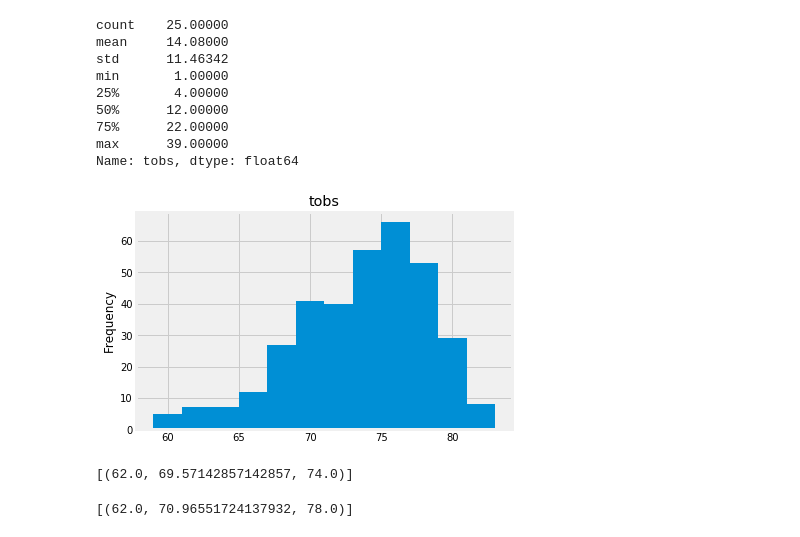
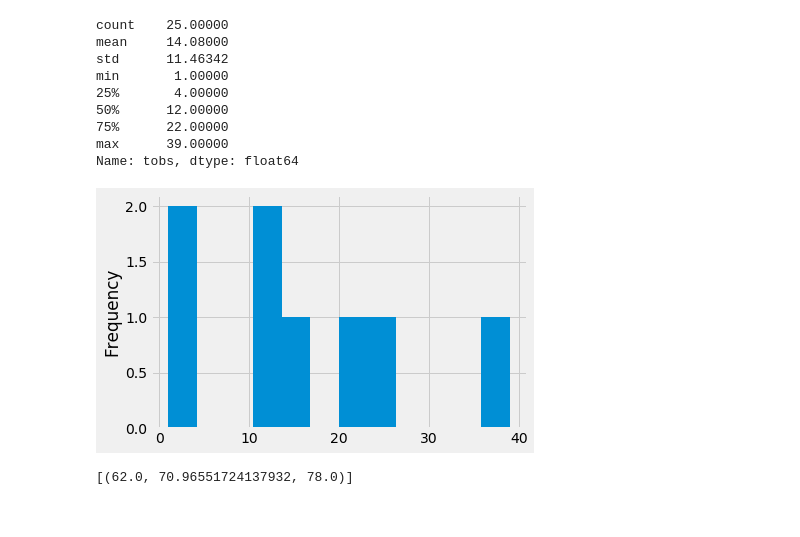
Before and after one commit to mjvillacresesn/Surfs-Up, a Jupyter notebook: climate_starter.ipynb, the cells around one changed output. Saved outputs shown, nothing was run; the diff lists cells and outputs as text; code cells hidden in the pictures.

```diff
--- a/climate_starter.ipynb
+++ b/climate_starter.ipynb
@@ -153,7 +170,7 @@ session.query(func.min(Measurement.tobs), func.max(Measurement.tobs), func.avg(M
 
 # 10.query the last 12 months of temperature observation data for this station
 #  filter on table, col='USC00519281', and chosen date, order by number of tol ASC
-pstation = session.query(Measurement.tobs).filter(Measurement.station == 'USC00519281').filter(Measurement.date <= '2017-08-23').\
+pstation = session.query(Measurement.tobs, Measurement.date).filter(Measurement.station == 'USC00519281').filter(Measurement.date <= '2017-08-23').\
         filter(Measurement.date >= '2016-08-23').order_by("tobs")
 # %%
 # 10b.save query as Df
@@ -161,10 +208,8 @@ popstationdf = pd.read_sql_query(pstation.statement, session.bind)
 # %%
-# 10c.groupby "tobs" and count # of "tobs"
-popst_group = popstationdf.groupby(["tobs"])["tobs"].count()
-
 # 10d. generate descriptive statistics summarizing the central tendency,
 #      dispersion and shape of a dataset’s distribution, excluding NaN values
-abc = popst_group.describe()
+popstations_d = popst_group.describe()
+popstations_d
 # %% [output]
 count    25.00000
 mean     14.08000
@@ -176,13 +221,16 @@ min       1.00000
 max      39.00000
 Name: tobs, dtype: float64
 # %%
-# 11.plot histogram, bins=12
-temp_hist = abc.hist(bins=12)
+# plot histogram, bins=12
+temp_hist = popstations_d.hist(bins=12)
 plt.ylabel("Frequency")
 
 plt.show(temp_hist)
+
+#NOTE####################################################################################################
+#On Monday this table looked like the histogram in the hw. I tried to debug it, unsuccessful.
 # %% [output]
-[figure, old version]
+[figure, new version]
 # %%
 # This function called `calc_temps` will accept start date and end date in the format '%Y-%m-%d'
 # and return the minimum, average, and maximum temperatures for that range of dates
@@ -201,9 +249,7 @@ def calc_temps(start_date, end_date):
         filter(Measurement.date >= start_date).filter(Measurement.date <= end_date).all()
 
 # function usage example
-print(calc_temps('2012-02-28', '2012-03-05'))
+#print(calc_temps('2012-02-28', '2012-03-05'))
-# %% [output]
-[(62.0, 69.57142857142857, 74.0)]
 # %%
 # 12. calculate MY TRIP's tmin, tavg, and tmax
 mytrip = print(calc_temps('2015-12-27', '2016-01-10'))
```
Also changed, not shown: parts of 24 cells of this notebook.
